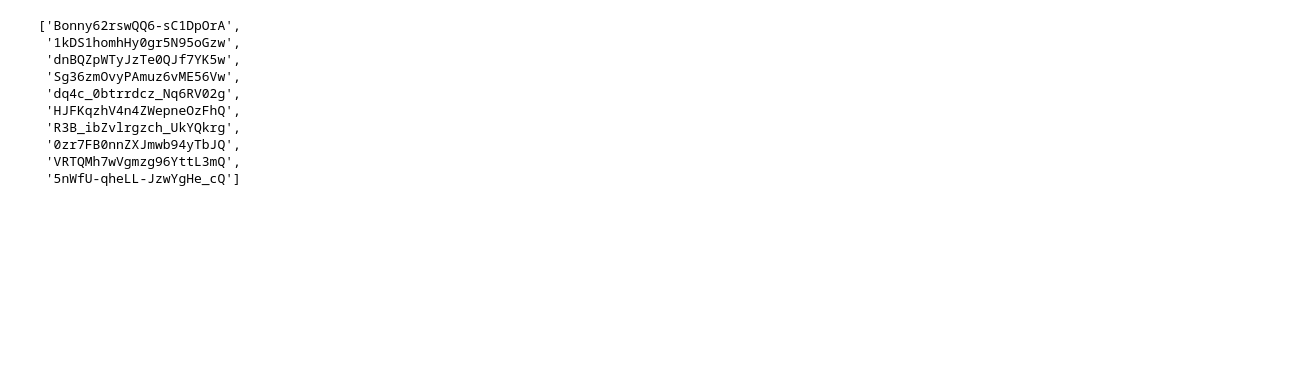
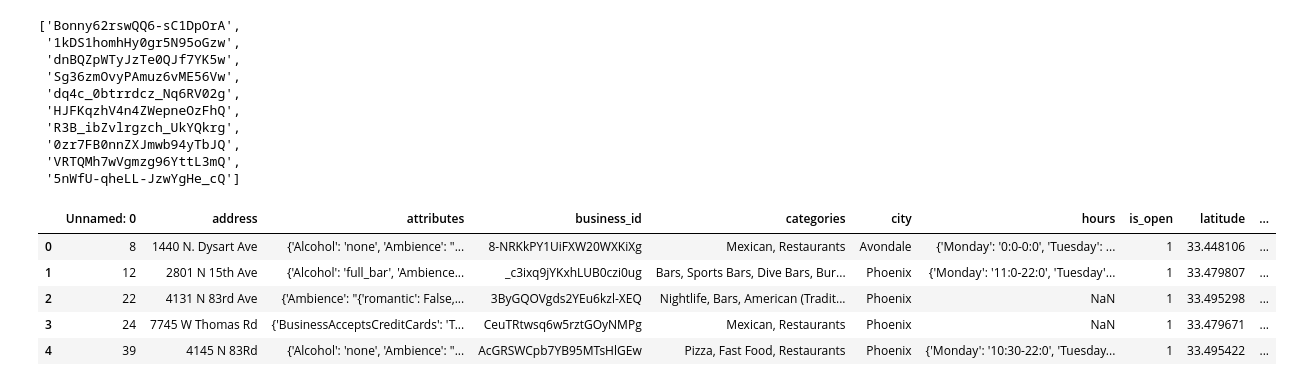
Before and after one commit to nirupampratap/fall2018cse6242, a Jupyter notebook: src/python/prashanth/attributes_final_model.ipynb, the cells around one changed output. Cells and saved outputs as stored; diff of their text form; code cells hidden in the pictures; blank space fills up the shorter version.

```diff
--- a/src/python/prashanth/attributes_final_model.ipynb
+++ b/src/python/prashanth/attributes_final_model.ipynb
@@ -494,0 +569,9 @@ sr.similar_restaurants('_c3ixq9jYKxhLUB0czi0ug', 10)
+# %%
+raw_data.head()
+# %% [output]
+|  | Unnamed: 0 | address | attributes | business_id | categories | city | hours | is_open | latitude | ... |
+| 0 | 8 | 1440 N. Dysart Ave | {'Alcohol': 'none', 'Ambience': "... | 8-NRKkPY1UiFXW20WXKiXg | Mexican, Restaurants | Avondale | {'Monday': '0:0-0:0', 'Tuesday': ... | 1 | 33.448106 | ... |
+| 1 | 12 | 2801 N 15th Ave | {'Alcohol': 'full_bar', 'Ambience... | _c3ixq9jYKxhLUB0czi0ug | Bars, Sports Bars, Dive Bars, Bur... | Phoenix | {'Monday': '11:0-22:0', 'Tuesday'... | 1 | 33.479807 | ... |
+| 2 | 22 | 4131 N 83rd Ave | {'Ambience': "{'romantic': False,... | 3ByGQOVgds2YEu6kzl-XEQ | Nightlife, Bars, American (Tradit... | Phoenix | NaN | 1 | 33.495298 | ... |
+| 3 | 24 | 7745 W Thomas Rd | {'BusinessAcceptsCreditCards': 'T... | CeuTRtwsq6w5rztGOyNMPg | Mexican, Restaurants | Phoenix | NaN | 1 | 33.479671 | ... |
+| 4 | 39 | 4145 N 83Rd | {'Alcohol': 'none', 'Ambience': "... | AcGRSWCpb7YB95MTsHlGEw | Pizza, Fast Food, Restaurants | Phoenix | {'Monday': '10:30-22:0', 'Tuesday... | 1 | 33.495422 | ... |
```
Also changed, not shown: parts of 12 cells of this notebook, 13 other files.
